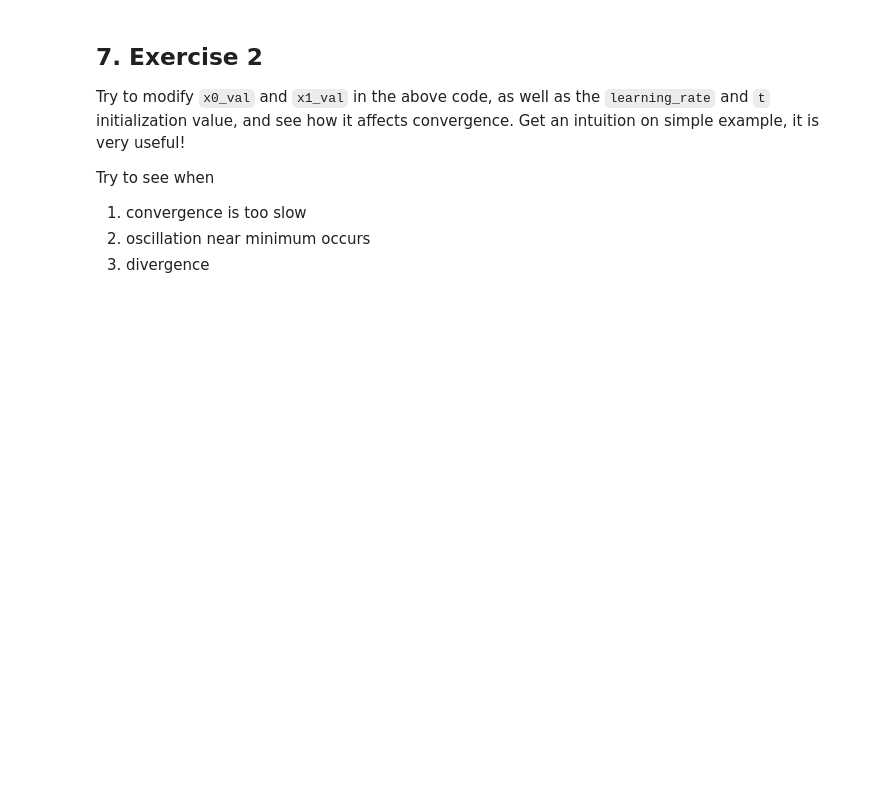
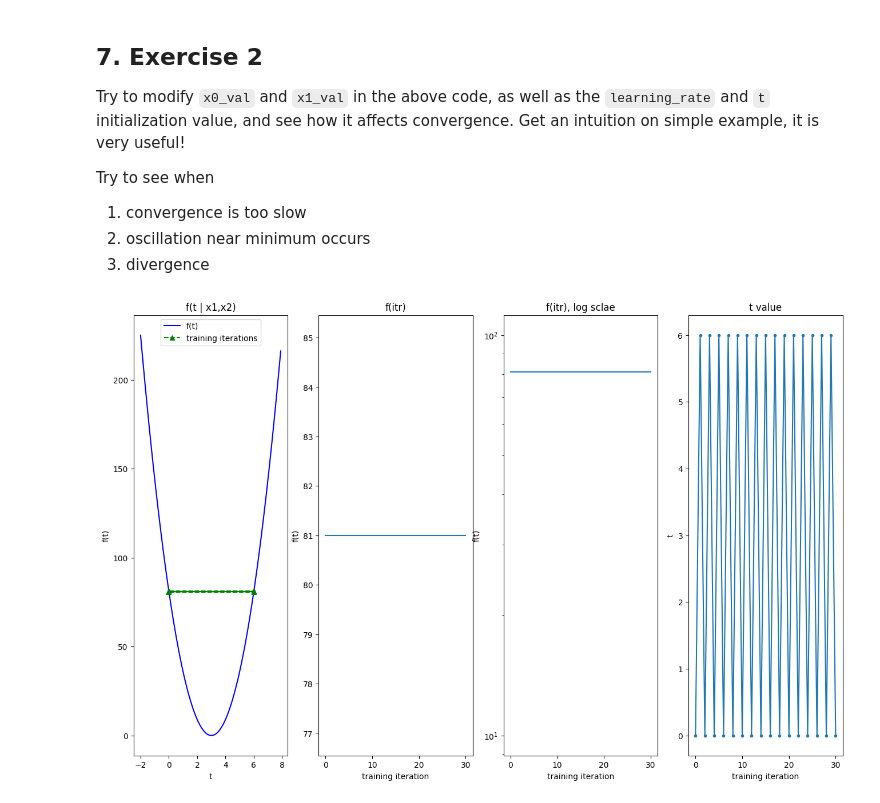
Before and after one commit to SimRime/CAS-Applied-Data-Sciences_23-24, a Jupyter notebook: Module6/tutorial/Tutorial_I_torch_introduction.ipynb, the cells around one changed output. Saved outputs shown, nothing was run; the diff lists cells and outputs as text; code cells hidden in the pictures; blank space fills up the shorter version.

```diff
--- a/Module6/tutorial/Tutorial_I_torch_introduction.ipynb
+++ b/Module6/tutorial/Tutorial_I_torch_introduction.ipynb
@@ -282,3 +284,91 @@ Try to see when
 1. convergence is too slow
 2. oscillation near minimum occurs
 3. divergence
+# %%
+class FLayer_exercice(nn.Module):
+    def __init__(self):
+        super(FLayer_exercice, self).__init__()
+        self.t = nn.Parameter(torch.tensor(0.0))  # Initializing as a learnable parameter
+
+    def forward(self, x):
+        x0 = x[..., 0]   # the ellipsis here selects all previous dimensions as they are, and the last as dim 0
+        x1 = x[..., 1]   # the ellipsis here selects all previous dimensions as they are, and the last as dim 1
+        return (x0 * self.t - x1) ** 2
+
+model = FLayer_exercice()
+
+# Optimizer (e.g., SGD or Adam)
+# lr = 0.001 -> to slow
+# lr = 0.15 -> Diverge
+# lr = 0.1 -> Oscilliation around min
+# lr = 1/9 -> keep oscilliating between 0 and 6
+optimizer = optim.SGD(model.parameters(), lr=1/9) # lr = learning rate, how big are the steps of the gradient optimizer
+
+# Values of x0 and x1 for which we will minimize f
+x0_val = torch.tensor([3.0])
+x1_val = torch.tensor([9.0])
+x_val = torch.stack([x0_val, x1_val], dim=-1)
+
+# print(x_val.shape)
+
+# Buffers to store intermediate values of t and f to plot them later
+t_sv = []
+f_sv = []
+
+
+# Initial evaluation
+with torch.no_grad(): # .no_grad = Pas de calcul du gradient pour l'initialisation -> Calcul plus rapide
+    f_val = model(x_val)
+    t_val = model.t.item() # Get the value of the parameter t
+
+t_sv.append(t_val)
+f_sv.append(f_val.item())
+
+# Optimization loop
+for itr in range(30):
+    optimizer.zero_grad()  # Zero the gradients
+    f_val = model(x_val)  # Forward pass
+    loss = f_val  # Your loss function seems to just return the model output
+    loss.backward()  # Compute gradients
+    optimizer.step()  # Update parameters
+
+    # Logging current values of t and f
+    with torch.no_grad():
+        f_val = model(x_val)
+        t_val = model.t.item()
+
+    t_sv.append(t_val)
+    f_sv.append(f_val.item())
+
+#just find the nice range for plotting
+x0 = x1_val/x0_val
+xhalf = max(abs(t_sv[0]-x0), 5.)
+#fill array for parabola
+t_all = np.arange(x0-xhalf, x0+xhalf, xhalf/50.)
+f_all = np.asarray([(ti*x0_val-x1_val)*(ti*x0_val-x1_val) for ti in t_all])
+
+#draw all
+_, axs = plt.subplots(1, 4, figsize=(16,10))
+axs[0].plot(t_all, f_all, 'b', t_sv, f_sv, 'g^--')
+axs[0].set_title('f(t | x1,x2)')
+axs[0].set_xlabel('t')
+axs[0].set_ylabel('f(t)')
+axs[0].legend(('f(t)', 'training iterations'),  loc='upper center')
+
+axs[1].plot(f_sv)
+axs[1].set_title('f(itr)');
+axs[1].set_ylabel('f(t)')
+axs[1].set_xlabel('training iteration')
+
+axs[2].semilogy(f_sv)
+axs[2].set_title('f(itr), log sclae');
+axs[2].set_ylabel('f(t)')
+axs[2].set_xlabel('training iteration')
+
+axs[3].plot(t_sv,'.-')
+axs[3].set_title('t value');
+axs[3].set_ylabel('t')
+axs[3].set_xlabel('training iteration')
+plt.show()
+# %% [output]
+[figure, added]
```
Also changed, not shown: parts of 8 cells of this notebook, 2 other files.
